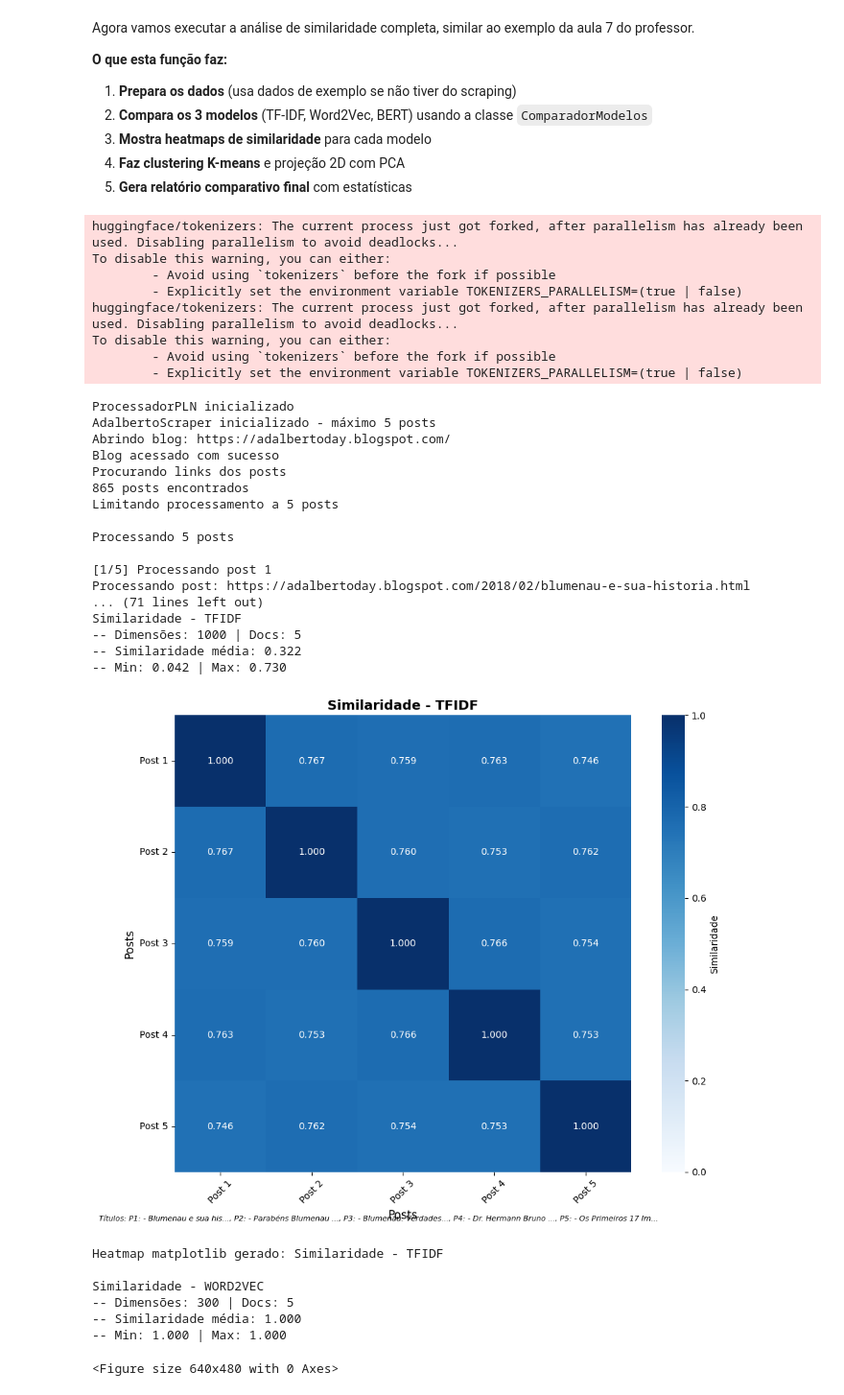
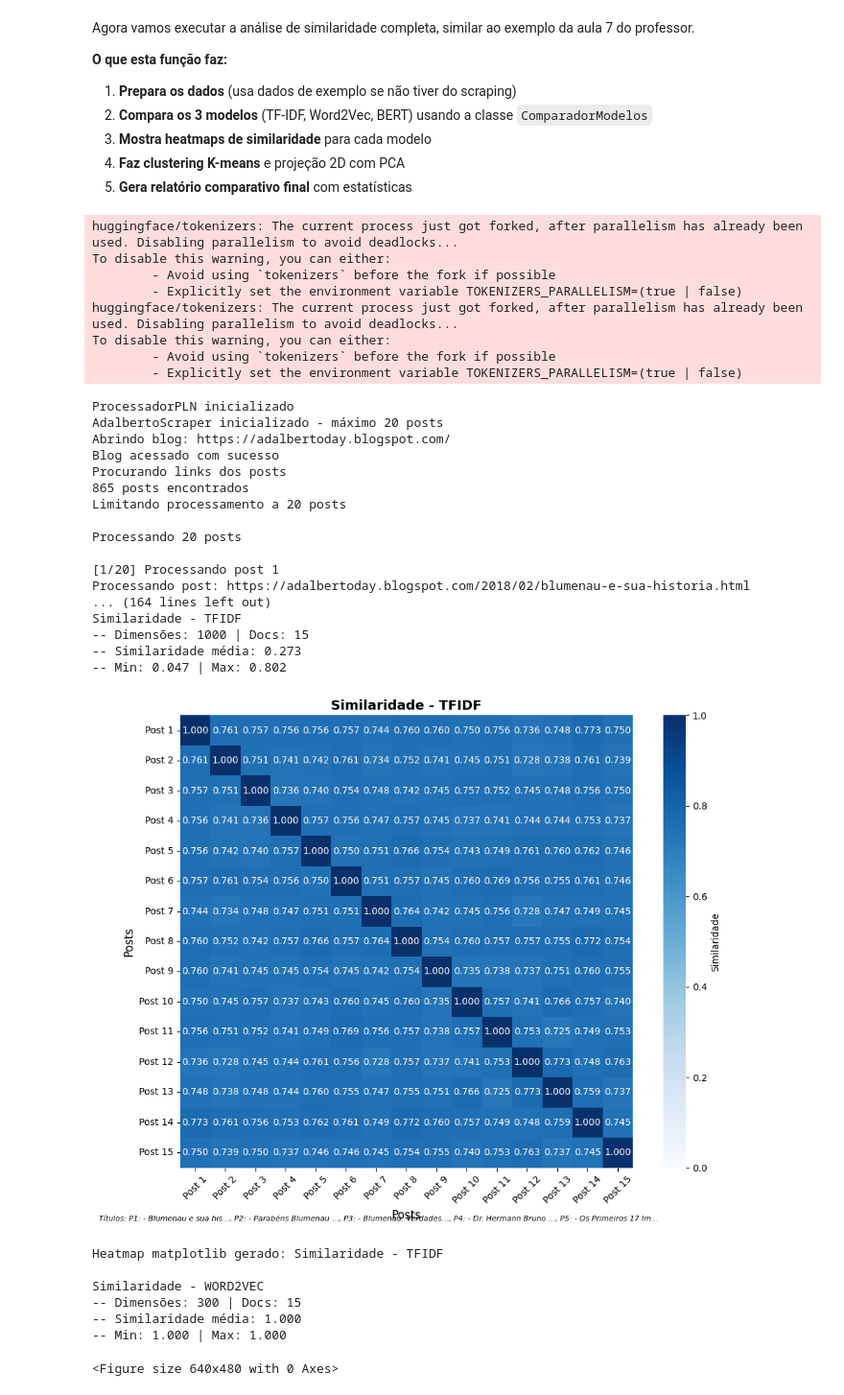
Before and after one commit to renanfo/furb-pln, a Jupyter notebook: src/trabalho3/trabalho3_analise_modelos.ipynb, the cells around one changed output. Shown at 96% size. Cells and saved outputs as stored; diff of their text form; code cells hidden in the pictures.

```diff
--- a/src/trabalho3/trabalho3_analise_modelos.ipynb
+++ b/src/trabalho3/trabalho3_analise_modelos.ipynb
@@ -235,7 +235,7 @@ Todos os imports realizados
 # %% [markdown]
 ### Configurações Globais
 # %%
-MAX_POSTS = 5  # Número máximo de posts para processar (limitado para notebook)
+MAX_POSTS = 20  # Número máximo de posts para processar (limitado para notebook)
 DATABASE_DIR = "./database/trabalho2"
 
 os.makedirs(DATABASE_DIR, exist_ok=True)
@@ -1374,47 +1374,47 @@ Agora vamos executar a análise de similaridade completa, similar ao exemplo da
 # Descomente e execute a linha abaixo para rodar a análise
 
 # Opção 1: Com dados de exemplo (para testar rapidamente)
 # resultado_analise = executar_analise_completa()
 
 # Opção 2: Com dados do scraping (se existirem)
 scraper = AdalbertoScraper()
 scraper.processar_lista_posts()
 dados_scraped = scraper.resultados
 scraper.close()
-resultado_analise = executar_analise_completa(dados_scraped, max_documentos=15)
+resultado_analise = executar_analise_completa(dados_scraped, MAX_POSTS)
 
 print("\nAnálise executada")
 # %% [output]
 huggingface/tokenizers: The current process just got forked, after parallelism has already been used. Disabling parallelism to avoid deadlocks...
 To disable this warning, you can either:
         - Avoid using `tokenizers` before the fork if possible
         - Explicitly set the environment variable TOKENIZERS_PARALLELISM=(true | false)
 huggingface/tokenizers: The current process just got forked, after parallelism has already been used. Disabling parallelism to avoid deadlocks...
 To disable this warning, you can either:
         - Avoid using `tokenizers` before the fork if possible
         - Explicitly set the environment variable TOKENIZERS_PARALLELISM=(true | false)
 ProcessadorPLN inicializado
-AdalbertoScraper inicializado - máximo 5 posts
+AdalbertoScraper inicializado - máximo 20 posts
 Abrindo blog: https://adalbertoday.blogspot.com/
 Blog acessado com sucesso
 Procurando links dos posts
 865 posts encontrados
-Limitando processamento a 5 posts
+Limitando processamento a 20 posts
 
-Processando 5 posts
+Processando 20 posts
 
-[1/5] Processando post 1
+[1/20] Processando post 1
 Processando post: https://adalbertoday.blogspot.com/2018/02/blumenau-e-sua-historia.html
-... (71 lines left out)
+... (164 lines left out)
 Similaridade - TFIDF
--- Dimensões: 1000 | Docs: 5
--- Similaridade média: 0.322
--- Min: 0.042 | Max: 0.730
+-- Dimensões: 1000 | Docs: 15
+-- Similaridade média: 0.273
+-- Min: 0.047 | Max: 0.802
-[figure, old version]
+[figure, new version]
 Heatmap matplotlib gerado: Similaridade - TFIDF
 
 Similaridade - WORD2VEC
--- Dimensões: 300 | Docs: 5
+-- Dimensões: 300 | Docs: 15
 -- Similaridade média: 1.000
 -- Min: 1.000 | Max: 1.000
 <Figure size 640x480 with 0 Axes>
```
Also changed, not shown: parts of 8 cells of this notebook.
